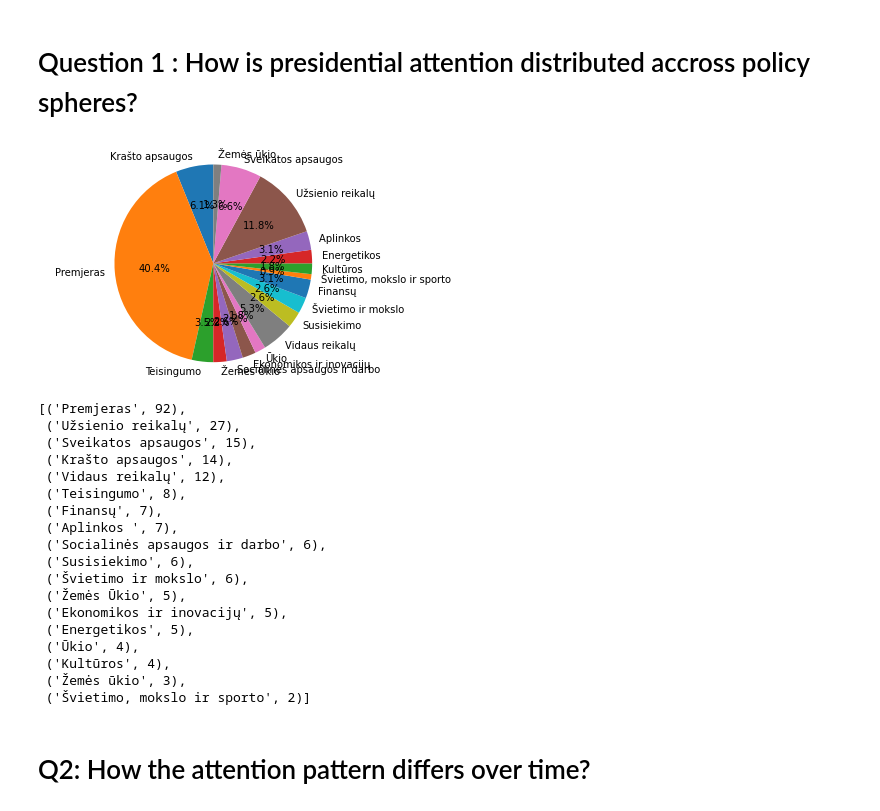
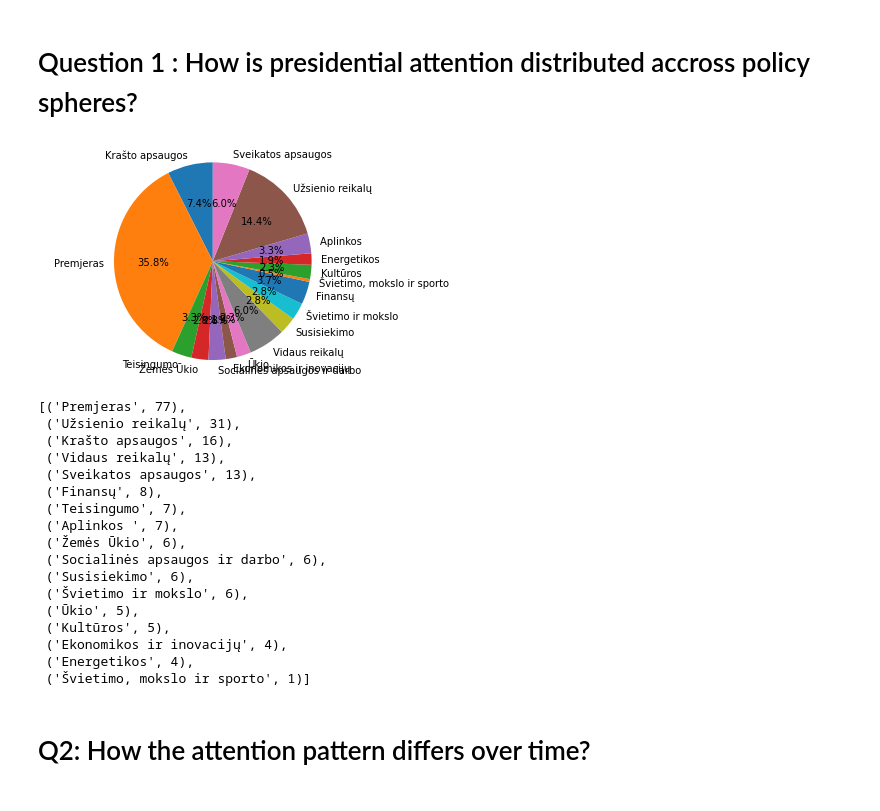
Before and after one commit to lukas-pkl/presidential_attention, a Jupyter notebook: 2_analysis/Analysis_pt1.ipynb, the cells around one changed output. Drawn from its saved outputs; the diff is of its cells as text; code cells hidden in the pictures.

```diff
--- a/2_analysis/Analysis_pt1.ipynb
+++ b/2_analysis/Analysis_pt1.ipynb
@@ -47,50 +45,48 @@ Index(['para_id', 'source', 'cabinet_ents', 'date', 'year', 'month', 'day',
 # %%
 # Pie chart, where the slices will be ordered and plotted counter-clockwise:
 columns = ['president_Krašto apsaugos', 'president_Premjeras',
        'president_Teisingumo', 'president_Žemės Ūkio',
        'president_Socialinės apsaugos ir darbo',
        'president_Ekonomikos ir inovacijų', 'president_Ūkio',
        'president_Vidaus reikalų', 'president_Susisiekimo',
        'president_Švietimo ir mokslo', 'president_Finansų',
        'president_Švietimo, mokslo ir sporto', 'president_Kultūros',
        'president_Energetikos', 'president_Aplinkos ',
-       'president_Užsienio reikalų', 'president_Sveikatos apsaugos',
-       'president_Žemės ūkio']
+       'president_Užsienio reikalų', 'president_Sveikatos apsaugos',]
 
 labels =[i.replace("president_", "") for i in columns]
 
 sizes = [round(df[i].mean()*1000) for i in columns]
 
 data_dict = {labels[index]:i for index, i in enumerate(sizes)}
 
 fig1, ax1 = plt.subplots()
 ax1.pie(sizes, labels=labels, autopct='%1.1f%%', startangle=90)
 ax1.axis('equal')  # Equal aspect ratio ensures that pie is drawn as a circle.
 
 plt.show()
 # %% [output]
-[figure, old version]
+[figure, new version]
 # %%
 sorted(data_dict.items(), key = lambda x: x[1], reverse=True)
 # %% [output]
-[('Premjeras', 92),
- ('Užsienio reikalų', 27),
- ('Sveikatos apsaugos', 15),
- ('Krašto apsaugos', 14),
- ('Vidaus reikalų', 12),
- ('Teisingumo', 8),
- ('Finansų', 7),
+[('Premjeras', 77),
+ ('Užsienio reikalų', 31),
+ ('Krašto apsaugos', 16),
+ ('Vidaus reikalų', 13),
+ ('Sveikatos apsaugos', 13),
+ ('Finansų', 8),
+ ('Teisingumo', 7),
  ('Aplinkos ', 7),
+ ('Žemės Ūkio', 6),
  ('Socialinės apsaugos ir darbo', 6),
  ('Susisiekimo', 6),
  ('Švietimo ir mokslo', 6),
- ('Žemės Ūkio', 5),
- ('Ekonomikos ir inovacijų', 5),
- ('Energetikos', 5),
- ('Ūkio', 4),
- ('Kultūros', 4),
- ('Žemės ūkio', 3),
- ('Švietimo, mokslo ir sporto', 2)]
+ ('Ūkio', 5),
+ ('Kultūros', 5),
+ ('Ekonomikos ir inovacijų', 4),
+ ('Energetikos', 4),
+ ('Švietimo, mokslo ir sporto', 1)]
 # %% [markdown]
 # Q2: How the attention pattern differs over time?
 # %%
```
Also changed, not shown: parts of 19 cells of this notebook, 11 other files.
